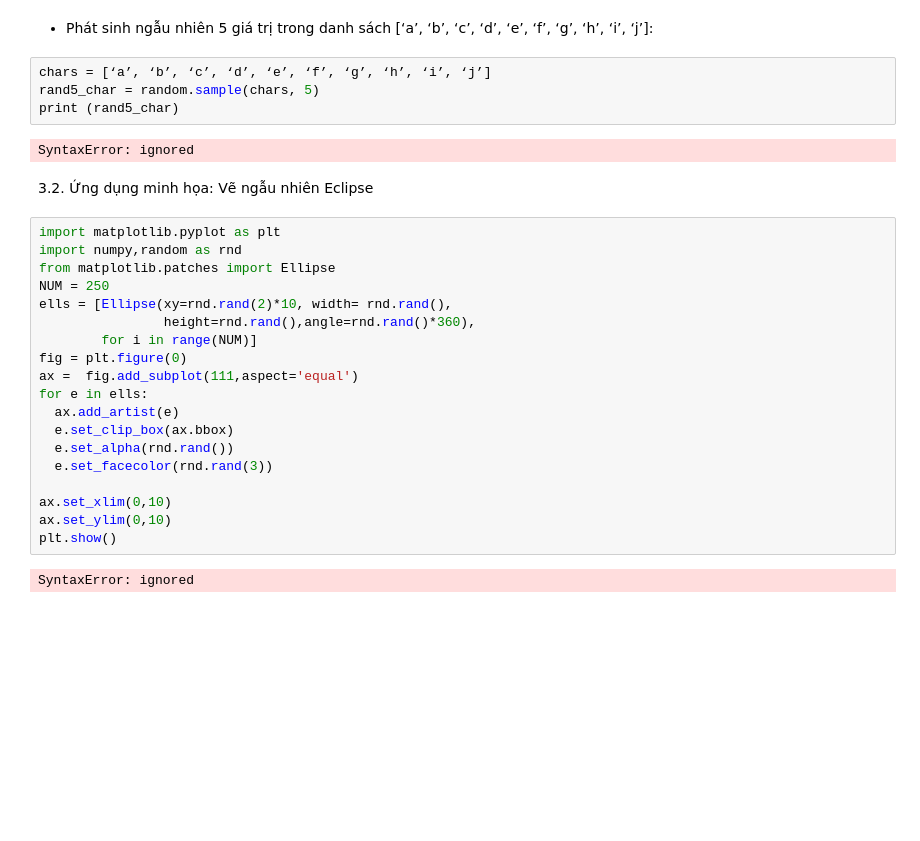
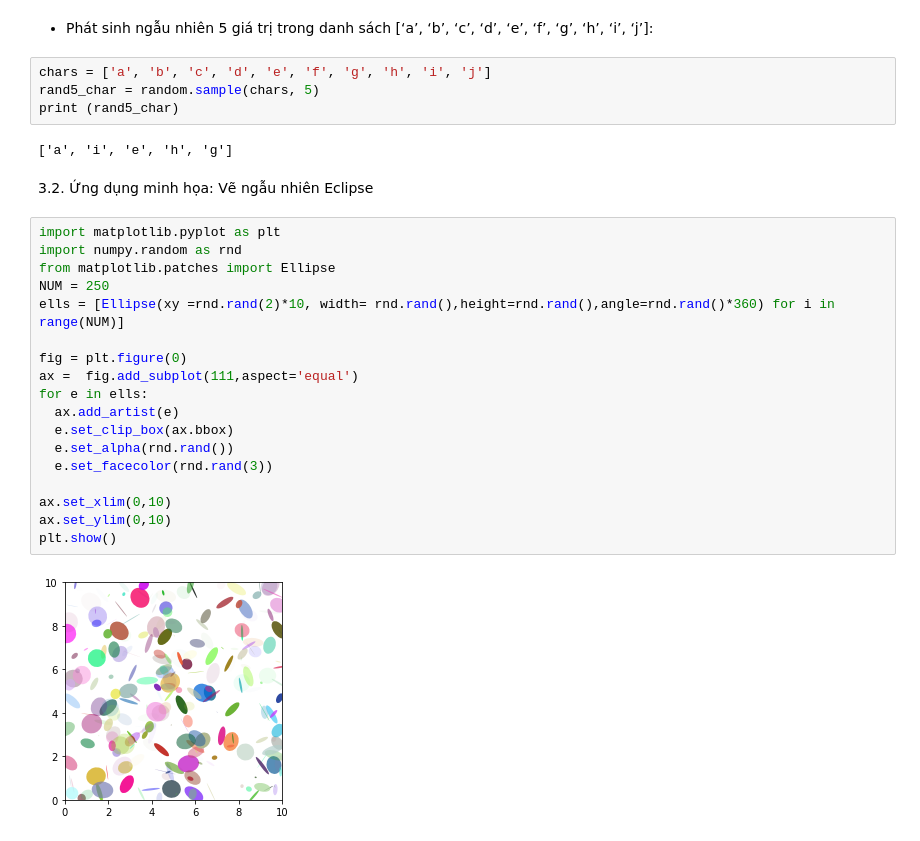
Before and after one commit to Nguyenhunggiabao/ThucHanhToanCC, a Jupyter notebook: toanroirac4.ipynb, the cells around one changed output. Cells and saved outputs as stored; diff of their text form; blank space fills up the shorter version.

```diff
--- a/toanroirac4.ipynb
+++ b/toanroirac4.ipynb
@@ -214,31 +214,30 @@ random.sample(range(10, 100), 15)
 # %% [markdown]
 + Phát sinh ngẫu nhiên 5 giá trị trong danh sách [‘a’, ‘b’, ‘c’, ‘d’, ‘e’, ‘f’, ‘g’, ‘h’, ‘i’, ‘j’]:
 # %%
-chars = [‘a’, ‘b’, ‘c’, ‘d’, ‘e’, ‘f’, ‘g’, ‘h’, ‘i’, ‘j’]
+chars = ['a', 'b', 'c', 'd', 'e', 'f', 'g', 'h', 'i', 'j']
 rand5_char = random.sample(chars, 5)
 print (rand5_char)
 # %% [output]
-SyntaxError: ignored
+['a', 'i', 'e', 'h', 'g']
 # %% [markdown]
 3.2. Ứng dụng minh họa: Vẽ ngẫu nhiên Eclipse
 # %%
 import matplotlib.pyplot as plt
-import numpy,random as rnd
+import numpy.random as rnd
 from matplotlib.patches import Ellipse
 NUM = 250
-ells = [Ellipse(xy=rnd.rand(2)*10, width= rnd.rand(),
-                height=rnd.rand(),angle=rnd.rand()*360),
-        for i in range(NUM)]
+ells = [Ellipse(xy =rnd.rand(2)*10, width= rnd.rand(),height=rnd.rand(),angle=rnd.rand()*360) for i in range(NUM)]
+
 fig = plt.figure(0)
 ax =  fig.add_subplot(111,aspect='equal')
 for e in ells:
   ax.add_artist(e)
   e.set_clip_box(ax.bbox)
   e.set_alpha(rnd.rand())
   e.set_facecolor(rnd.rand(3))
 
 ax.set_xlim(0,10)
 ax.set_ylim(0,10)
 plt.show()
 # %% [output]
-SyntaxError: ignored
+[figure, added]
```
Also changed, not shown: parts of 20 cells of this notebook.
